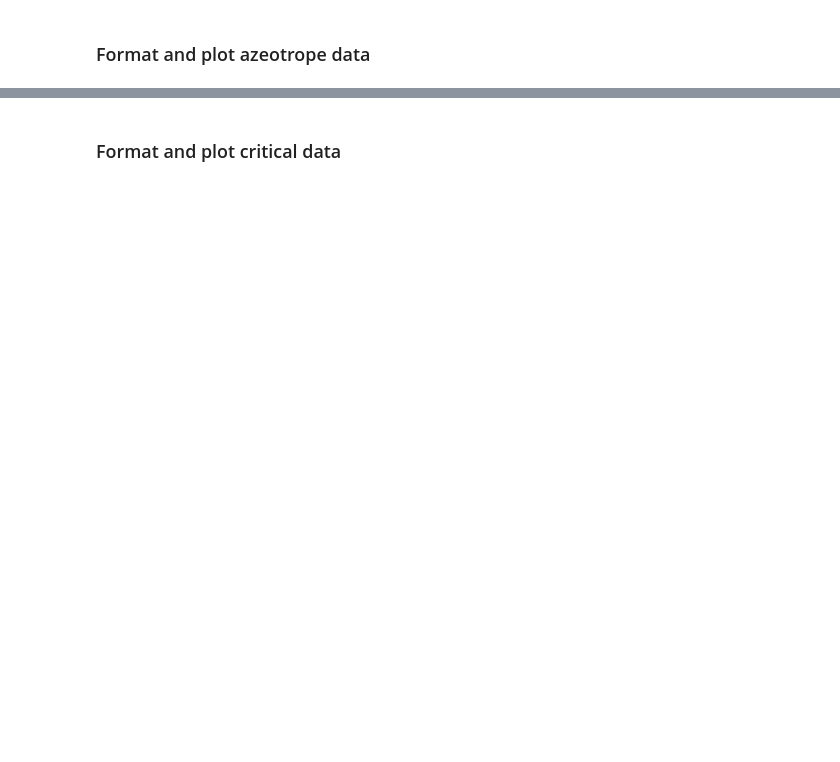
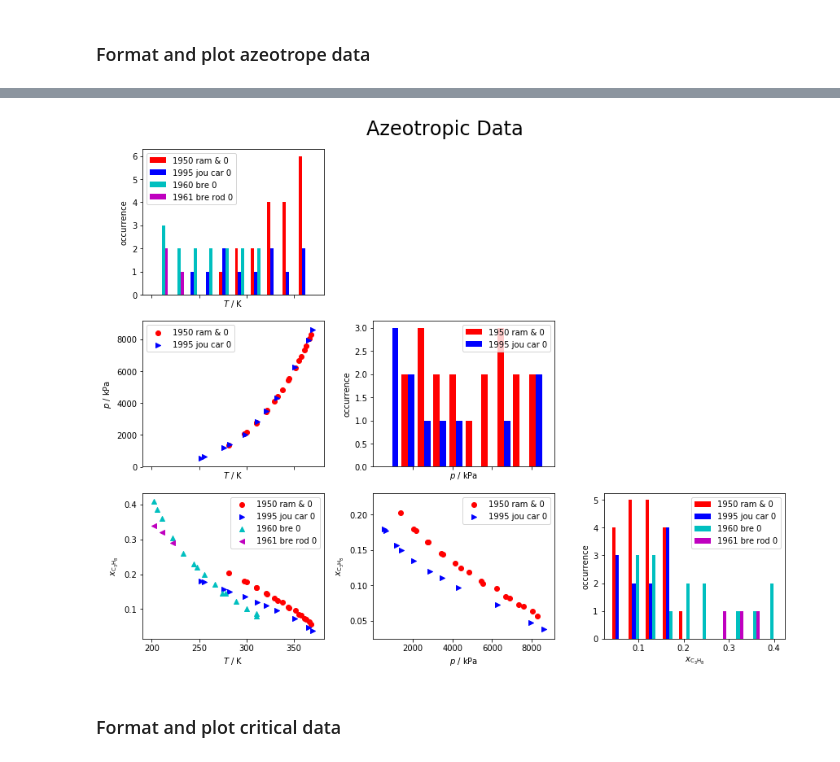
Before and after one commit to usnistgov/PPEPPD2019-data, a Jupyter notebook: EDA.ipynb, the cells around one changed output, grey strips where cells are left out. Cells and saved outputs as stored; diff of their text form; code cells hidden in the pictures; blank space fills up the shorter version.

```diff
--- a/EDA.ipynb
+++ b/EDA.ipynb
@@ -121,11 +134,10 @@ smoothed = 'Smoothed?'
 az_df = pdd['azeotropic P'].drop(columns='#').merge(pdd['x azeotrope'].drop(columns='#'),how='outer')
 az_df = az_df.rename(columns={'Temperature / K':T,
                               'Azeotropic pressure/ kPa':p,
-                              'Azeotropic mole fraction of propane':xC3,
-                              'COMMENT': 'Comment'})
+                              'Azeotropic mole fraction of propane':xC3})
 az_df = az_df[az_df.columns[[0,3,4,6,1,2,5]]]
 
-def color_row(row, color='LightCoral', field='Rejected?', value=True):
+def color_row(row, color='LightCoral', field=rejected, value=True):
     '''
     Reformat a row based upon certain values.
     '''
@@ -151,41 +181,43 @@ def hist_set(df, prop=None, title=None, axes=None):
         plt.subplots(1,1)
         axes = plt.subplot(1,1,1)
 
-    sources = df['Source'].unique()
+    sources = df[source].unique()
     x = pd.DataFrame()
     for src in sources:
-        mask = df['Source']==src
+        mask = df[source]==src
         if rejected in df.columns:
             mask &= ~df[rejected].astype(bool)
         target = df[prop][mask].dropna()
-        if len(target) == 0:
+        if len(target) == 0 or 'marker' not in plot_kw[src]:
             sources = np.delete(sources, np.where(sources == src), axis=0)
             continue
         x = pd.concat([x, target], ignore_index=True, axis=1)
 
     axes.hist(x.transpose(), color=list(map(lambda src: plot_kw[src]['c'], sources)), label=sources)
 
     if title:
         axes.set_title(title)
     axes.set_xlabel(prop)
     axes.set_ylabel("occurrence")
     axes.legend()
 
 def plot_grid(df, columns, title=None):
     n = len(columns)
     fig, axes = plt.subplots(n,n, figsize=(12, 10), sharex='col')
     for i in np.arange(n):
         for j in np.arange(n):
             if (i < j):
                 axes[i,j].axis('off')
                 continue
             if (i == j):
                 hist_set(df, columns[i], axes=axes[i,i])
             else:
                 plot_set(df, columns[j], columns[i], axes=axes[i,j])
     if title:
         fig.suptitle(title, fontsize=24)
     fig.tight_layout(rect=[0, 0.03, 1, 0.95])
 
 # np.warnings.filterwarnings('ignore')
 plot_grid(az_df, az_df.columns[[1,2,3]], title='Azeotropic Data')
+# %% [output]
+[figure, added]
```
Also changed, not shown: parts of 17 cells of this notebook.
